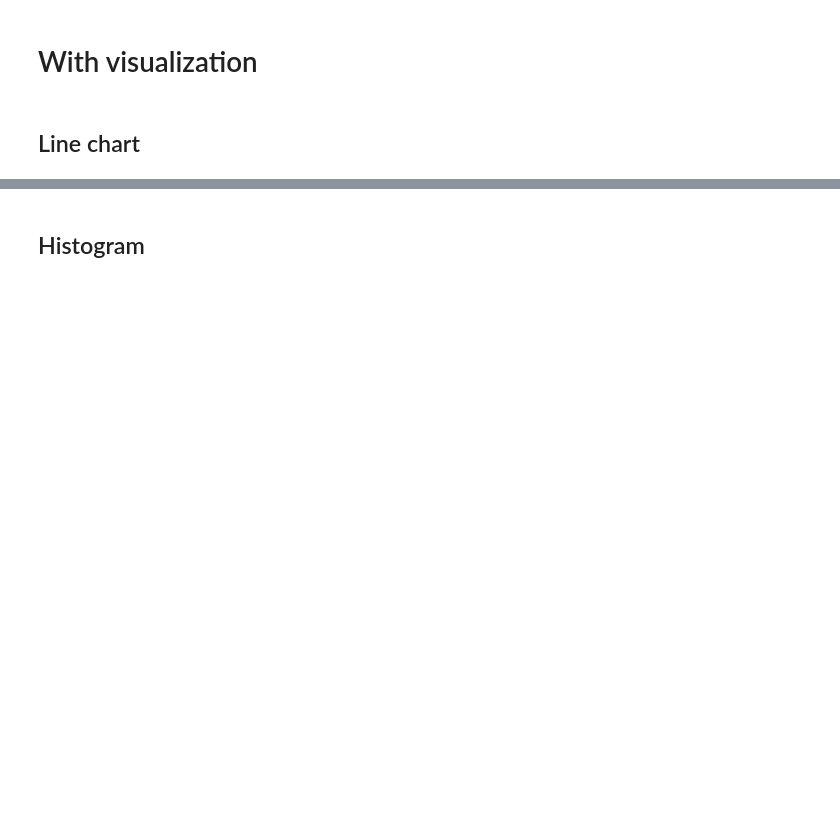
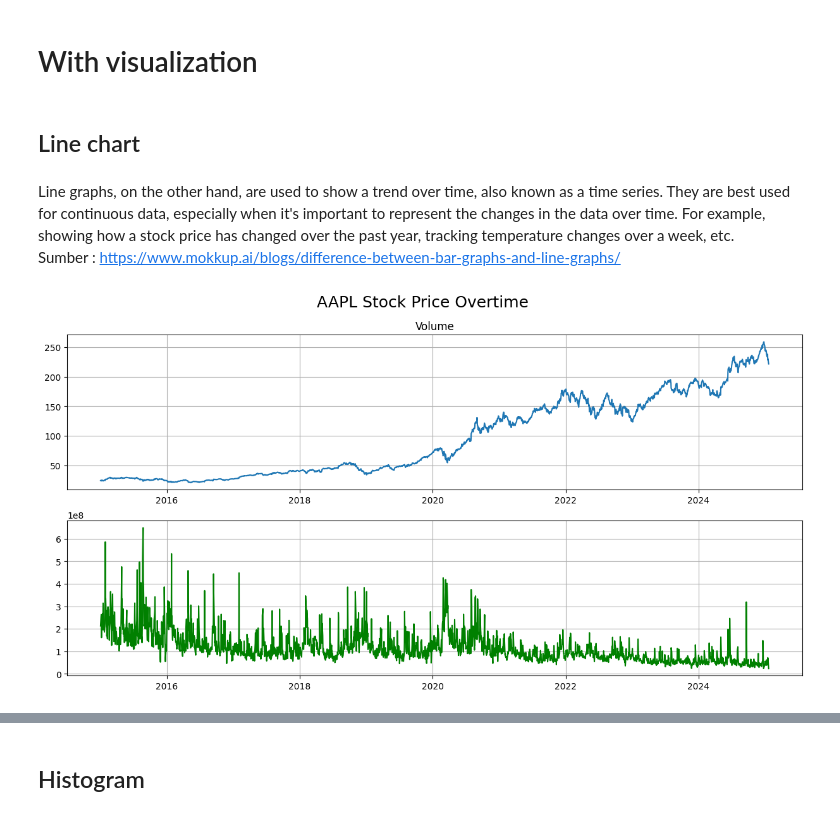
Before and after one commit to dhiiil/BCC-Prepocessing-n-EDA, a Jupyter notebook: Exploratory.ipynb, the cells around one changed output, grey strips where cells are left out. Drawn from its saved outputs; the diff is of its cells as text; code cells hidden in the pictures; blank space fills up the shorter version.

Commit message:
more visualization & dataset

```diff
--- a/Exploratory.ipynb
+++ b/Exploratory.ipynb
@@ -95,4 +133,7 @@ Name: count, dtype: int64
 # %% [markdown]
 # With visualization
+# %%
+# untuk dengan visualisasi kita coba dengan dataset lainnya
+aapl_data = pd.read_csv("aapl_stock_price.csv", index_col=[0], parse_dates=[0])
 # %% [markdown]
 ## Line chart
@@ -100,0 +140,20 @@ import yfinance as yf
+# %% [markdown]
+Line graphs, on the other hand, are used to show a trend over time, also known as a time series. They are best used for continuous data, especially when it's important to represent the changes in the data over time. For example, showing how a stock price has changed over the past year, tracking temperature changes over a week, etc. <br>
+Sumber : https://www.mokkup.ai/blogs/difference-between-bar-graphs-and-line-graphs/
+# %%
+def lineplot_stock(data, ticker):
+    _, axes = plt.subplots(2, 1, figsize=(15, 7))
+
+    axes[0].plot(data.index, data['Close'])
+    axes[0].set_title('Close Price')
+    axes[0].grid("True")
+
+    axes[1].plot(data.index, data['Volume'], color='green')
+    axes[0].set_title('Volume')
+    axes[1].grid("True")
+
+    plt.suptitle(ticker + " Stock Price Overtime", y=0.97, fontsize=18)
+# %%
+lineplot_stock(aapl_data, "AAPL")
+# %% [output]
+[figure, added]
```
Also changed, not shown: parts of 30 cells of this notebook, 2 other files.
